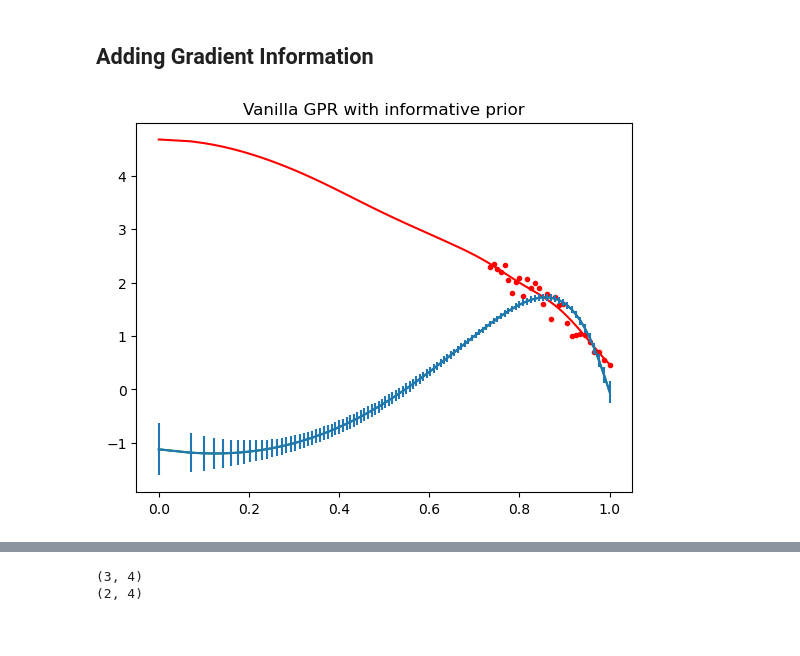
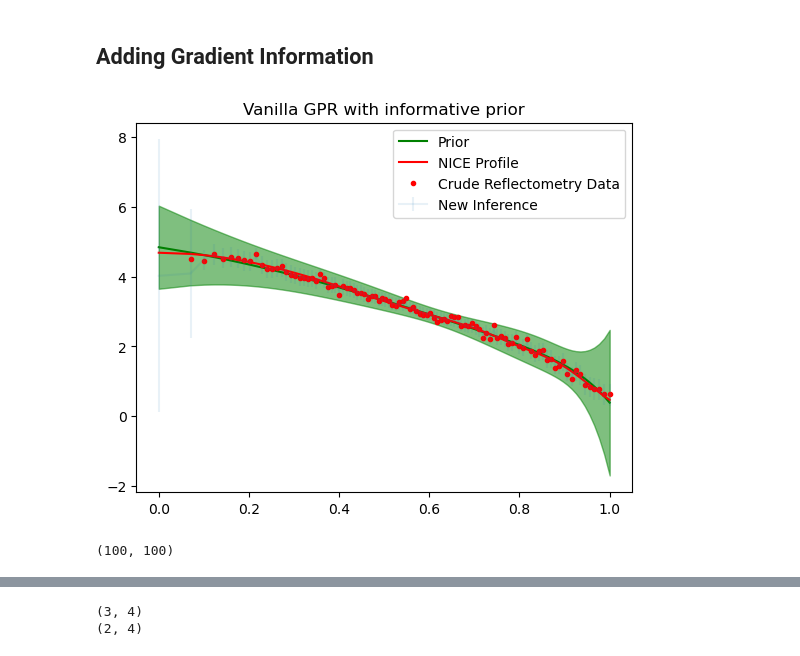
Before and after one commit to DanHarJor/Improving-Electron-Density-Profile-Inference-within-a-Tokamak-using-Bayesian-Techniques, a Jupyter notebook: RealEquillibriumInterferometry/SyntheticDataInterferometry.ipynb, the cells around one changed output, grey strips where cells are left out. Drawn from its saved outputs; the diff is of its cells as text; code cells hidden in the pictures.

```diff
--- a/RealEquillibriumInterferometry/SyntheticDataInterferometry.ipynb
+++ b/RealEquillibriumInterferometry/SyntheticDataInterferometry.ipynb
@@ -375,6 +379,7 @@ def InformativeVanillaGPR(x_test, xd, yd, yd_noise, prior_mu, prior_cov):
 
 refl_M = 101
 refl_rho = rho_1d[:refl_M]
+x_test = np.linspace(0,1,1000)
 refl_ne = nice[:refl_M] + np.random.normal(loc=0,scale=0.1, size=refl_M)#add some gaussian noise to nice to crudely simulate reflectrometry data
-VanillaGPR(x_test=rho_1d, xd=refl_rho, yd=refl_ne, yd_noise=np.repeat(0.5,refl_M), prior_mu=prior_mu, prior_cov=prior_cov)
+InformativeVanillaGPR(x_test=x_test, xd=refl_rho, yd=refl_ne, yd_noise=np.repeat(0.5,refl_M), prior_mu=prior_mu, prior_cov=prior_cov)
 # %% [output]
@@ -389,15 +394,18 @@ NoneType
 from scipy.linalg import inv, cholesky, cho_solve, solve_triangular
 #Informative GP1, Informative vanilla GPR
 
-def InformativeVanillaGPR(x_test, xd, yd, yd_noise, prior_mu, prior_cov, xd_prime=None, yd_prime=None, yd_prime_noise=None):
+def InformativeGradientVanillaGPR(x_test, xd, yd, yd_noise, prior_mu, prior_cov, xd_prime=None, yd_prime=None, yd_prime_noise=None):
     def InterpolatePrior(x1, x2):
-        interp = scipy.interpolate.RegularGridInterpolator((rho_1d,rho_1d), prior_cov, method='linear', bounds_error=True, fill_value=float('nan'))
+        interp = scipy.interpolate.RegularGridInterpolator((x_test,x_test), prior_cov, method='linear', bounds_error=True, fill_value=float('nan'))
         X1, X2 = np.meshgrid(x1,x2)
         return interp((X1,X2))
 
     if type(yd_prime) != type(None) and type(xd_prime)!=type(None) and type(yd_prime_noise)!=type(None):
         have_grad = True
     else: print('Error, not enough gradient information')
+
+    #prior too strong
+#     prior_cov[np.diag_indices_from(prior_cov)] = np.diag(prior_cov)*5
 
     Kstst = prior_cov
 
@@ -410,62 +418,85 @@ def InformativeVanillaGPR(x_test, xd, yd, yd_noise, prior_mu, prior_cov, xd_prim
 
     elif have_grad:
         K_n_n = InterpolatePrior(xd, xd)
-        K_p_p = np.gradient(np.gradient(InterpolatePrior(xd_prime, xd_prime), axis=0), axis=1)
+        K_p_p = np.gradient(np.gradient(InterpolatePrior(xd_prime, xd_prime), axis=1), axis=0)
         K_n_p = np.gradient(InterpolatePrior(xd_prime, xd), axis=0)#might need correcting
         K_p_n = K_n_p.T
         K = np.block([[K_n_n, K_n_p],
                       [K_p_n, K_p_p]])
-        Kst = np.hstack((InterpolatePrior(xd,x_test), np.gradient(InterpolatePrior(xd_prime,x_test),axis=1)))
+        Kst = np.vstack((InterpolatePrior(x_test,xd), np.gradient(InterpolatePrior(x_test,xd_prime),axis=1)))
         cov_D = K + np.diag(np.hstack((yd_noise, yd_prime_noise)))
 
-    interp_prior_mu = scipy.interpolate.interp1d(rho_1d, prior_mu, kind='linear', axis=-1, copy=True, bounds_error=None, fill_value=float('nan'), assume_sorted=False)
+    interp_prior_mu = scipy.interpolate.interp1d(x_test, prior_mu, kind='linear', axis=-1, copy=True, bounds_error=None, fill_value=float('nan'), assume_sorted=False)
     prior_at_xd = interp_prior_mu(xd)
     cov_D[np.diag_indices_from(cov_D)] += 1e-8
 
     if have_grad:
         prior_at_xd = np.append(prior_at_xd,np.zeros(len(xd_prime)))
         yd_full = np.append(yd,yd_prime)
-#         mu_post = prior_mu + Kst @ chol_inv(cov_D) @ (yd_full - prior_at_xd)
+#         mu_post = prior_mu + Kst.T @ chol_inv(cov_D) @ (yd_full - prior_at_xd)
         try:
             L = cholesky(cov_D, lower=True, check_finite=False)
         except np.linalg.LinAlgError as exc:
             exc.args = (
                            "The kernel is not returning a positive "
                            "definite matrix.",
                        ) + exc.args
             raise
-        alpha = cho_solve((L, True), yd_full, check_finite=False)
-        yst = Kst @ alpha
+        alpha = cho_solve((L, True), yd_full-prior_at_xd, check_finite=False)
+        yst = prior_mu + Kst.T @ alpha
         mu_post = yst
 
-    else: mu_post = prior_mu + Kst @ chol_inv(cov_D) @ (yd - prior_at_xd)
+    else: mu_post = prior_mu + Kst.T @ chol_inv(cov_D) @ (yd - prior_at_xd)
 
-    v = solve_triangular(L, Kst.T, lower=True, check_finite=False)
+    v = solve_triangular(L, Kst, lower=True, check_finite=False)
     cov_st = Kstst - v.T @ v
     cov_post = cov_st
 
-#     cov_post = Kstst - Kst @ chol_inv(cov_D) @ Kst.T
-    error_bars = np.sqrt(np.diagonal(cov_post))
+#     cov_post = Kstst - Kst.T @ chol_inv(cov_D) @ Kst
+    error_bars = np.sqrt(np.abs(np.diagonal(cov_post)))
 
     figGPR1 = plt.figure()
     plt.title('Vanilla GPR with informative prior')
-    plt.plot(x_test,nice,'r', label='NICE Profile')
+    #plot prior
+    plt.plot(x_test,prior_mu,label='Prior',color='g')
+    prior_upper = prior_mu + np.sqrt(np.diag(prior_cov))
+    prior_lower = prior_mu - np.sqrt(np.diag(prior_cov))
+    plt.fill_between(x_test, prior_lower, prior_upper, alpha=0.5, color='g')
+    plt.plot(rho_1d,nice,'r', label='NICE Profile')
     plt.plot(xd,yd,'r.', label='Crude Reflectometry Data')
-    plt.plot(x_test,mu_post,'g', label='New Inference')
-    plt.errorbar(x_test, mu_post, yerr=error_bars, label='New Inference')
+#     plt.plot(x_test,mu_post,'g', label='New Inference')
+    plt.errorbar(x_test, mu_post, yerr=error_bars, label='New Inference', alpha=0.1)
+    plt.legend()
     plt.show()
 
-refl_M = 30
+refl_M = 100
 
 
 # refl_rho = rho_1d[-refl_M:]
 # refl_ne = nice[-refl_M:] + np.random.normal(loc=0,scale=0.1, size=refl_M)#add some gaussian noise to nice to crudely simulate reflectrometry data
 # InformativeVanillaGPR(x_test=rho_1d, xd=np.array([1,0.9]), yd=np.array([0,0]), yd_noise=np.array([0.1,0.1]), prior_mu=prior_mu,
 #            prior_cov=prior_cov, xd_prime=np.array([0,0.01,0.02,0.03,1]), yd_prime=np.array([0,0,0,0,0]), yd_prime_noise=np.array([0.1,0.1,0.1,0.1,0.1]))
 
+
+x_test=rho_1d
+prior_mu = post_mu
+prior_cov = post_cov
+
+# N = 1000
+# x_test = np.linspace(0,1,N)
+# prior_mu = np.repeat(0,N)
+# prior_cov = Kstst
+
+xd_prime = np.array([0,0.01,0.02])
+yd_prime = np.array([0,0,0])
+yd_prime_noise = np.array([0.1,0.1,0.1])
 refl_rho = rho_1d[-refl_M:]
 refl_ne = nice[-refl_M:] + np.random.normal(loc=0,scale=0.1, size=refl_M)#add some gaussian noise to nice to crudely simulate reflectrometry data
-InformativeVanillaGPR(x_test=rho_1d, xd=refl_rho, yd=refl_ne, yd_noise=np.repeat(0.1,refl_M), prior_mu=prior_mu,
-           prior_cov=prior_cov, xd_prime=np.array([0,0.01]), yd_prime=np.array([0,0]), yd_prime_noise=np.array([0.1,0.1]))
+InformativeGradientVanillaGPR(x_test=x_test, xd=refl_rho, yd=refl_ne, yd_noise=np.repeat(0.1,refl_M), prior_mu=prior_mu,
+           prior_cov=prior_cov, xd_prime=xd_prime, yd_prime=yd_prime_noise, yd_prime_noise=yd_prime_noise)
 # %% [output]
-[figure, old version]
+[figure, new version]
+# %%
+prior_cov.shape
+# %% [output]
+(100, 100)
```
Also changed, not shown: parts of 5 cells of this notebook, 1 other file.
